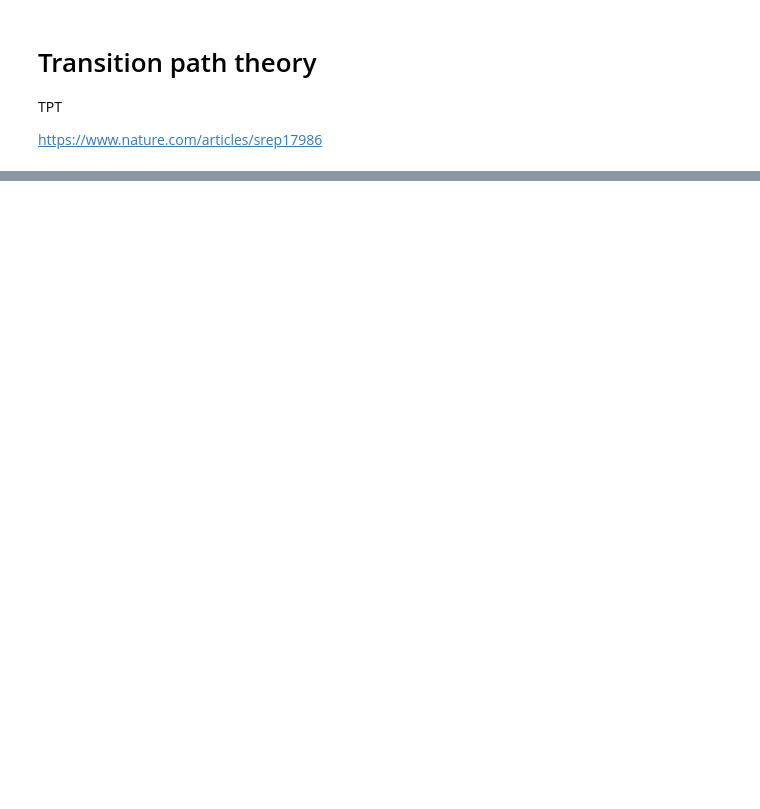
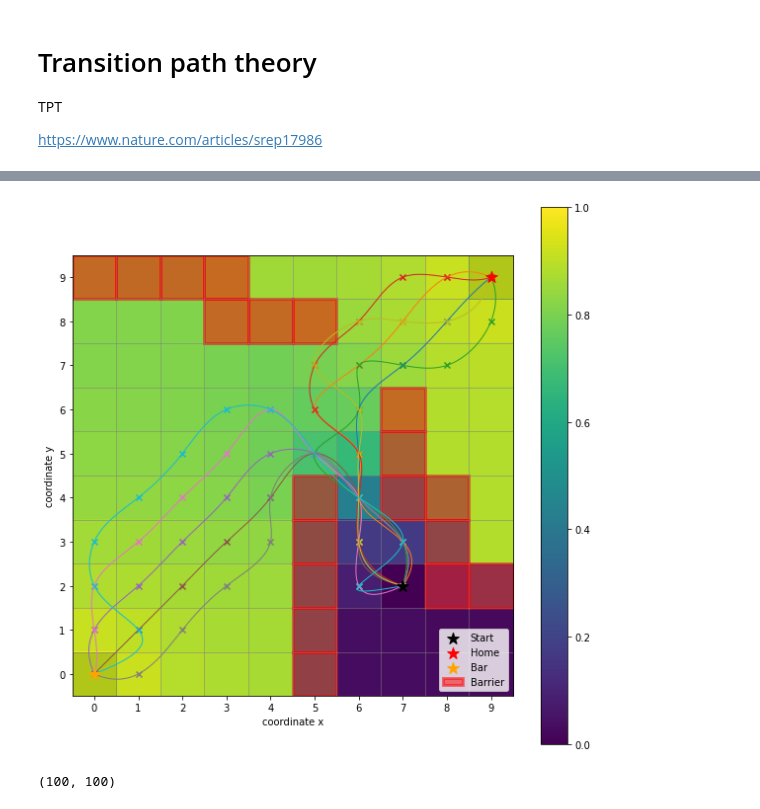
Before and after one commit to deeptime-ml/deeptime, a Jupyter notebook: docs/source/notebooks/tpt.ipynb, the cells around one changed output, grey strips where cells are left out. Saved outputs shown, nothing was run; the diff lists cells and outputs as text; code cells hidden in the pictures; blank space fills up the shorter version.

```diff
--- a/docs/source/notebooks/tpt.ipynb
+++ b/docs/source/notebooks/tpt.ipynb
@@ -48,2 +30,2 @@ plt.matshow(sim.msm.transition_matrix)
 # %%
-flux = sim.msm.reactive_flux([sim.coordinate_to_state(start)], [sim.bar_state, sim.home_state])
+flux = sim.msm.reactive_flux([sim.coordinate_to_state(start)], [sim.home_state, sim.bar_state])
@@ -49,0 +35,20 @@ flux = sim.msm.reactive_flux([sim.coordinate_to_state(start)], [sim.bar_state, s
+# %%
+paths, capacities = flux.pathways()
+# %%
+fig, ax = plt.subplots(figsize=(10, 10))
+
+ax.scatter(*start, marker='*', label='Start', c='black', s=150, zorder=5)
+handles, labels = sim.plot_2d_map(ax)
+
+for capacity, path in zip((capacities / np.array(capacities).sum())[:10], paths[:10]):
+    path = np.array([sim.state_to_coordinate(state) for state in path])
+    sim.plot_path(ax, path, lw=1., intermediates=False, color_lerp=False)
+    ax.scatter(*path.T, marker='x')
+
+Q = flux.forward_committor.reshape(sim.grid_size)
+cb = ax.imshow(Q, interpolation='nearest', origin='lower')
+fig.colorbar(cb, ax=ax)
+
+ax.legend(handles=handles, labels=labels);
+# %% [output]
+[figure, added]
@@ -49,0 +57,4 @@ flux = sim.msm.reactive_flux([sim.coordinate_to_state(start)], [sim.bar_state, s
+# %%
+gross_flux.shape
+# %% [output]
+(100, 100)
```
Also changed, not shown: parts of 17 cells of this notebook, 1 other file.
